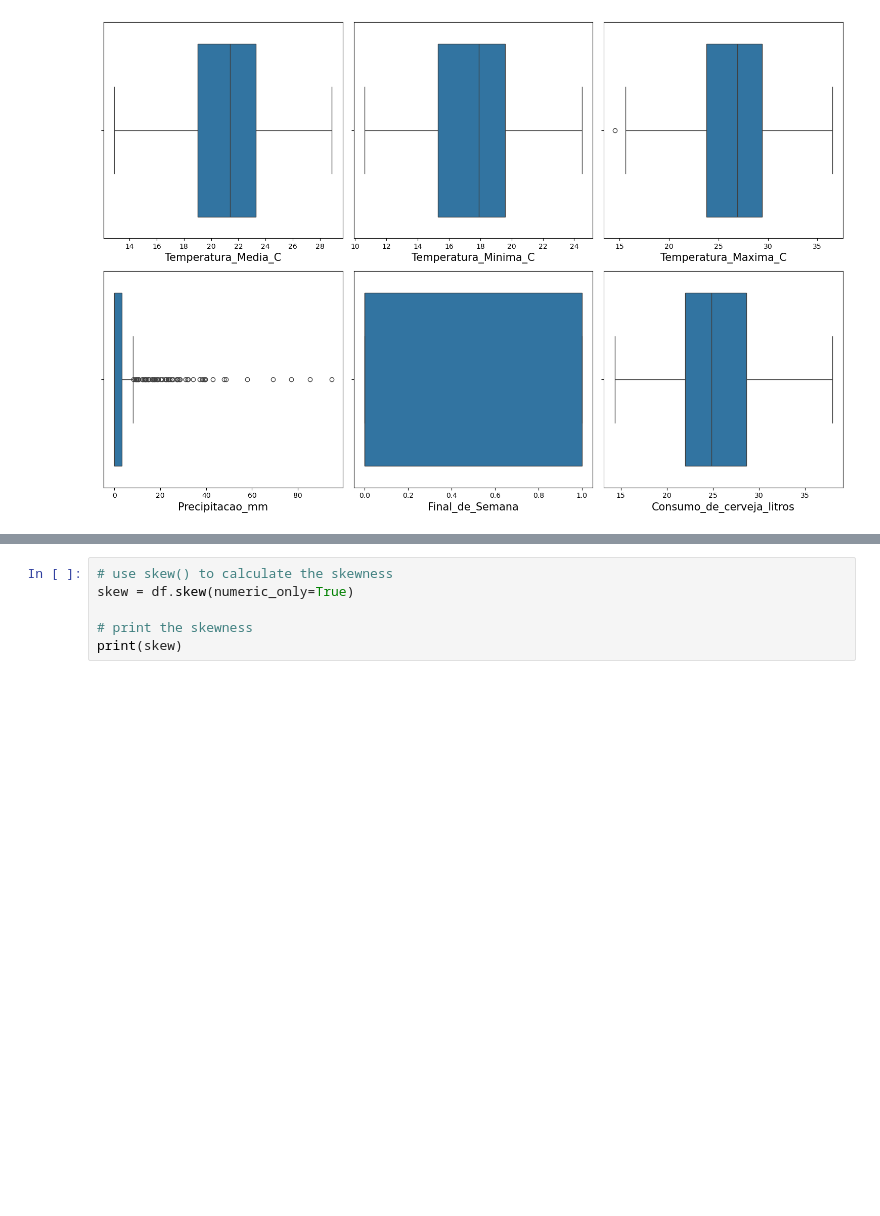
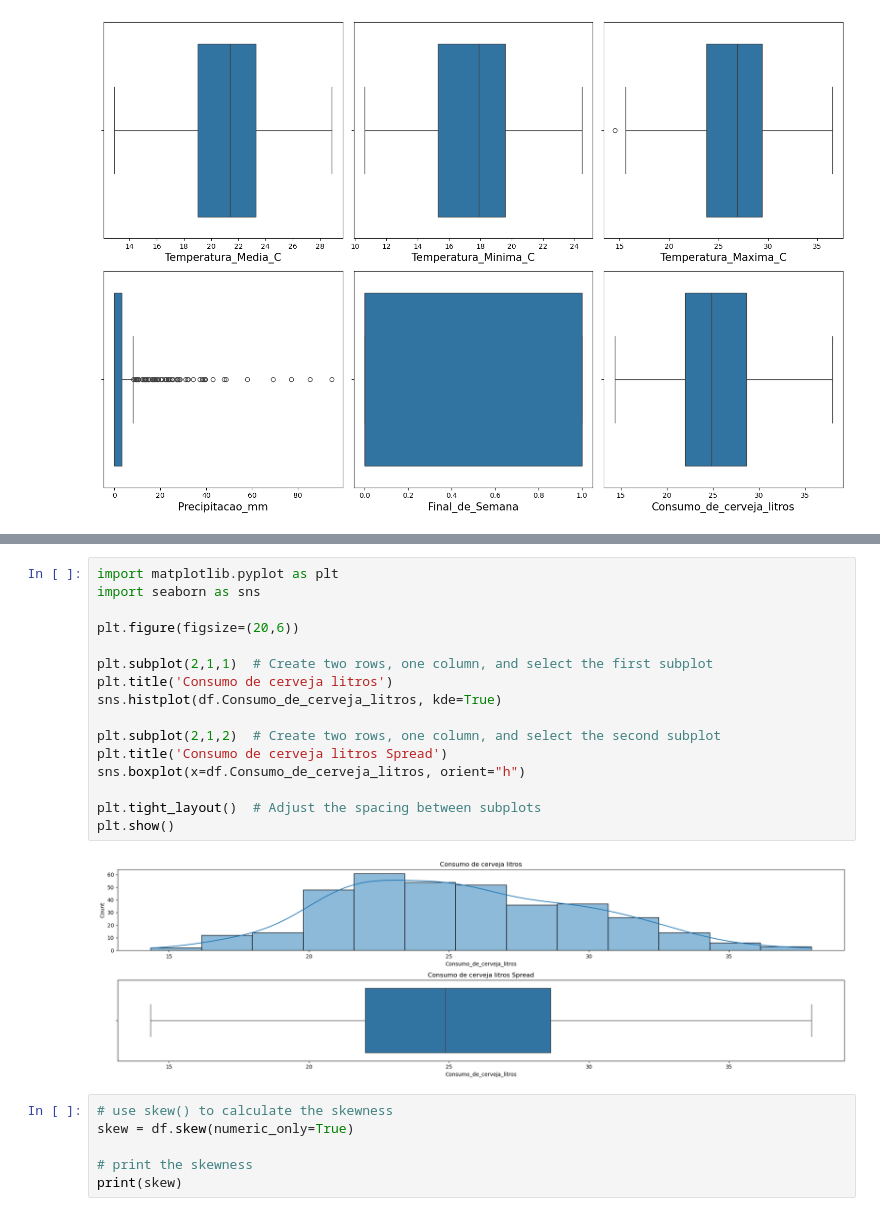
Before and after one commit to vidyadharbendre/learn_machine_learning, a Jupyter notebook: regression/jupyter_notebooks/03_beer_prediction/beer_forecast_model.ipynb, the cells around one changed output, grey strips where cells are left out. Saved outputs shown, nothing was run; the diff lists cells and outputs as text; blank space fills up the shorter version.

```diff
--- a/regression/jupyter_notebooks/03_beer_prediction/beer_forecast_model.ipynb
+++ b/regression/jupyter_notebooks/03_beer_prediction/beer_forecast_model.ipynb
@@ -757,3 +824,21 @@ plt.show()
+# %%
+import matplotlib.pyplot as plt
+import seaborn as sns
+
+plt.figure(figsize=(20,6))
+
+plt.subplot(2,1,1)  # Create two rows, one column, and select the first subplot
+plt.title('Consumo de cerveja litros')
+sns.histplot(df.Consumo_de_cerveja_litros, kde=True)
+
+plt.subplot(2,1,2)  # Create two rows, one column, and select the second subplot
+plt.title('Consumo de cerveja litros Spread')
+sns.boxplot(x=df.Consumo_de_cerveja_litros, orient="h")
+
+plt.tight_layout()  # Adjust the spacing between subplots
+plt.show()
+# %% [output]
+[figure, added]
 # %%
 # use skew() to calculate the skewness
 skew = df.skew(numeric_only=True)
```
Also changed, not shown: parts of 8 cells of this notebook.
